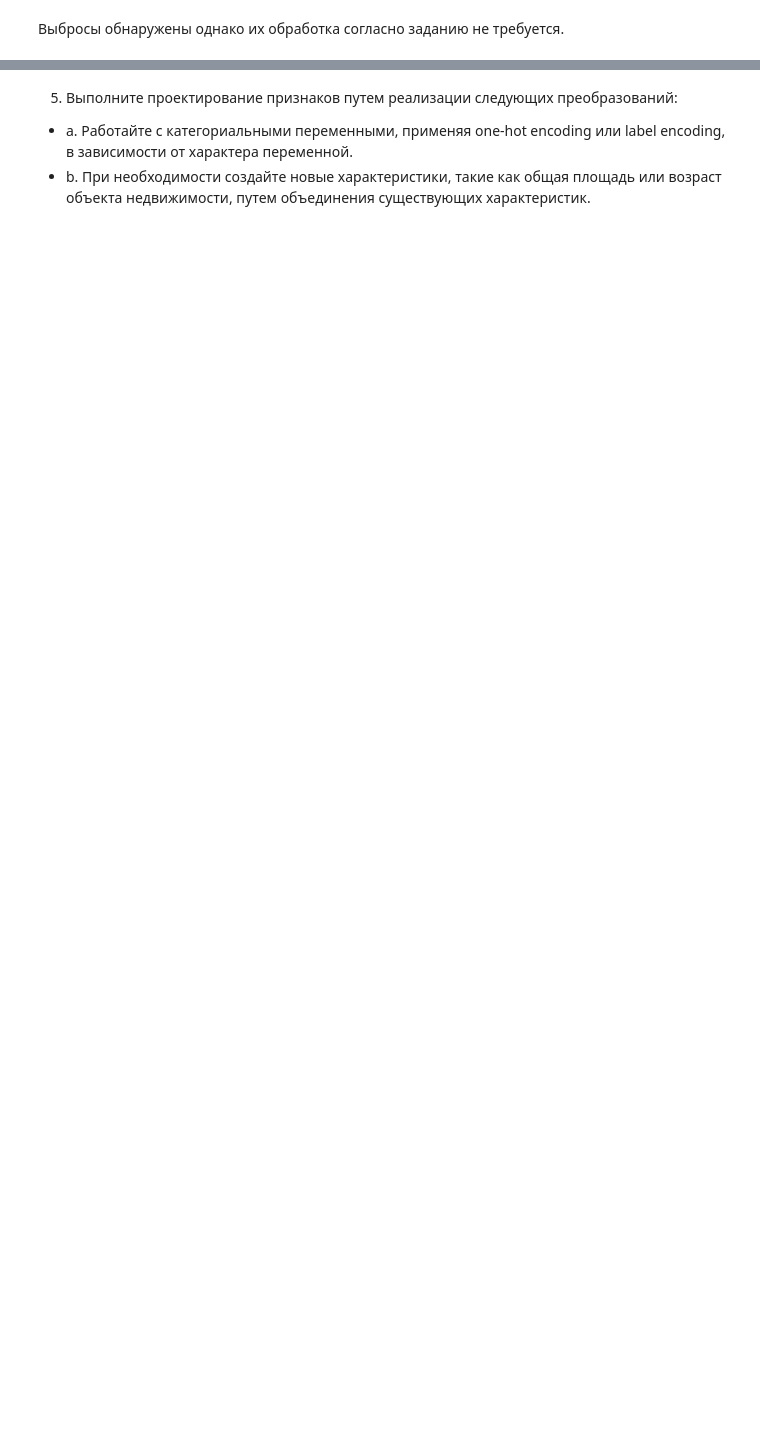
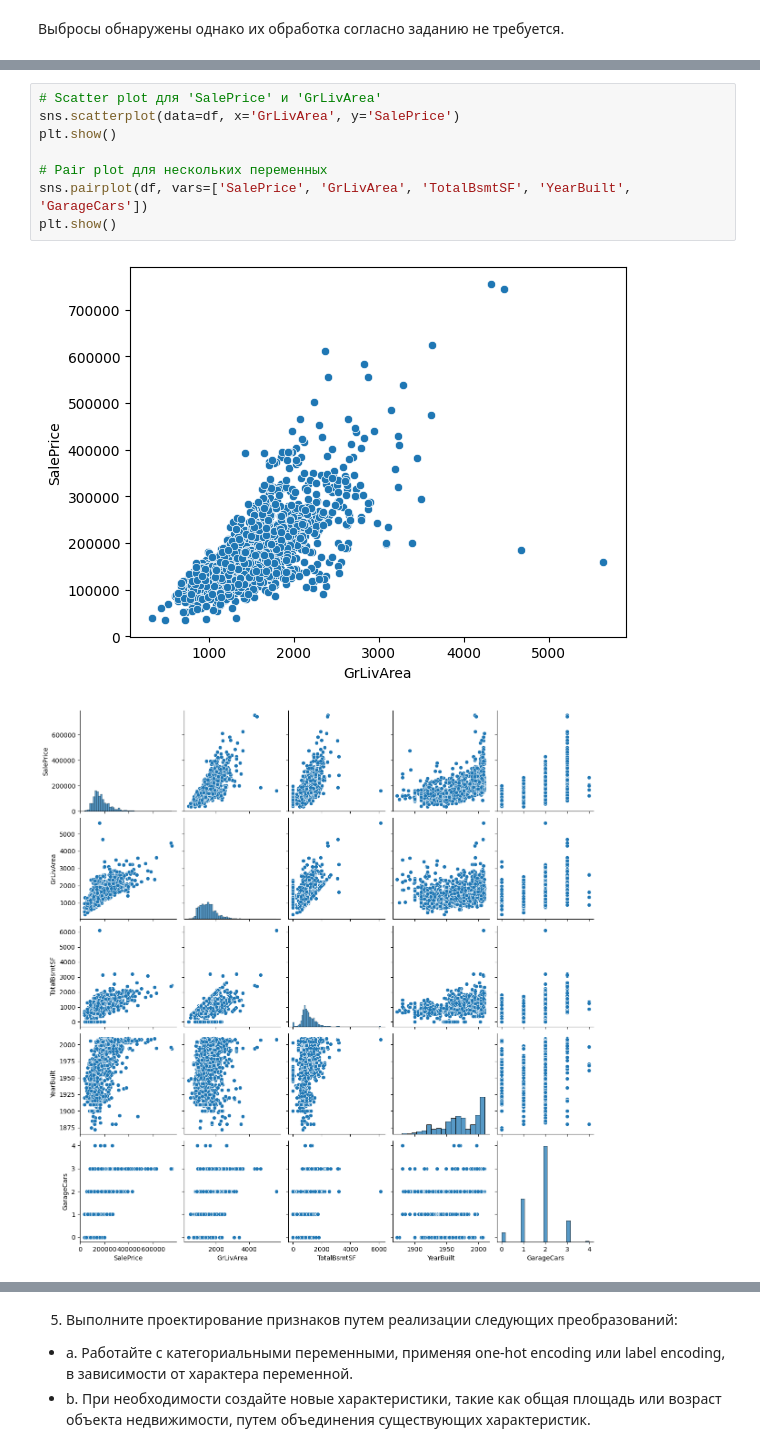
Before and after one commit to Ritorta/Data_collection_and_markup, a Jupyter notebook: Work#8/W8T1.ipynb, the cells around one changed output, grey strips where cells are left out. Cells and saved outputs as stored; diff of their text form; blank space fills up the shorter version.

```diff
--- a/Work#8/W8T1.ipynb
+++ b/Work#8/W8T1.ipynb
@@ -653,0 +944,11 @@ plt.show()
+# %%
+# Scatter plot для 'SalePrice' и 'GrLivArea'
+sns.scatterplot(data=df, x='GrLivArea', y='SalePrice')
+plt.show()
+
+# Pair plot для нескольких переменных
+sns.pairplot(df, vars=['SalePrice', 'GrLivArea', 'TotalBsmtSF', 'YearBuilt', 'GarageCars'])
+plt.show()
+# %% [output]
+[figure, added]
+[figure, added]
```
Also changed, not shown: parts of 22 cells of this notebook, 2 other files.
